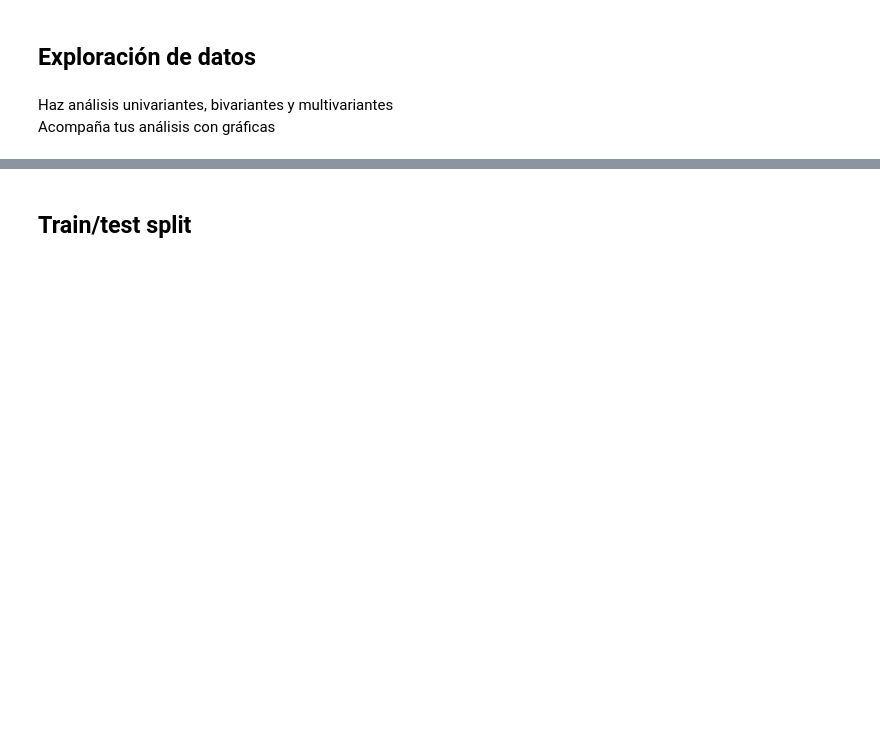
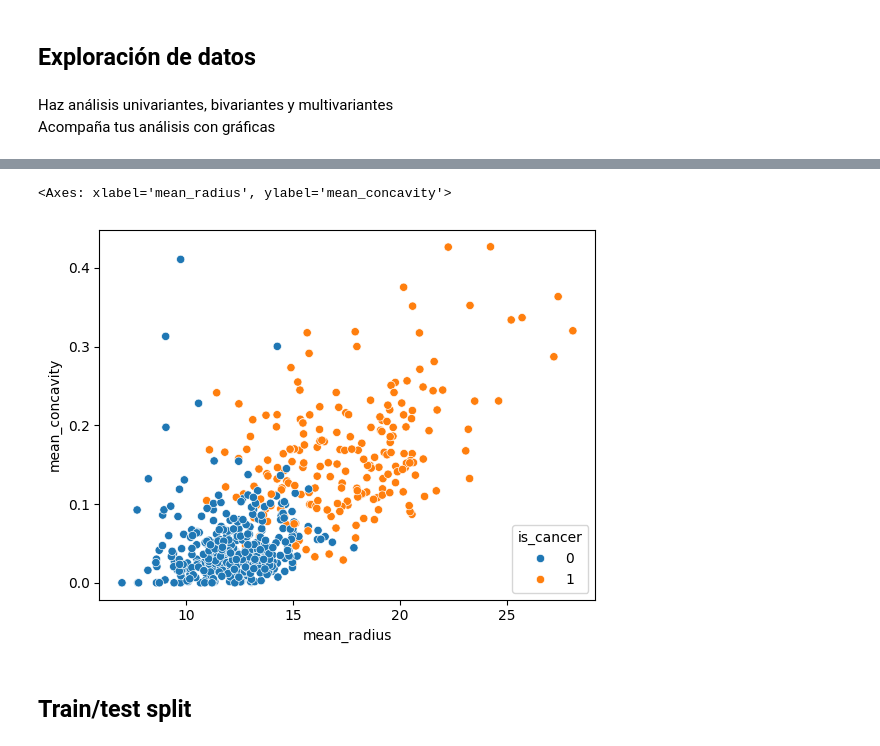
Before and after one commit to sheriffff/temp_esesa, a Jupyter notebook: 07.decision_trees_practice.ipynb, the cells around one changed output, grey strips where cells are left out. Drawn from its saved outputs; the diff is of its cells as text; code cells hidden in the pictures; blank space fills up the shorter version.

```diff
--- a/07.decision_trees_practice.ipynb
+++ b/07.decision_trees_practice.ipynb
@@ -23,3 +50,8 @@ Acompaña tus análisis con gráficas
+# %%
+sns.scatterplot(x=df.mean_radius, y=df.mean_concavity, hue=df.is_cancer)
+# %% [output]
+<Axes: xlabel='mean_radius', ylabel='mean_concavity'>
+[figure, added]
 # %% [markdown]
 ## Train/test split
 # %% [markdown]
```
Also changed, not shown: parts of 51 cells of this notebook, 1 other file.
